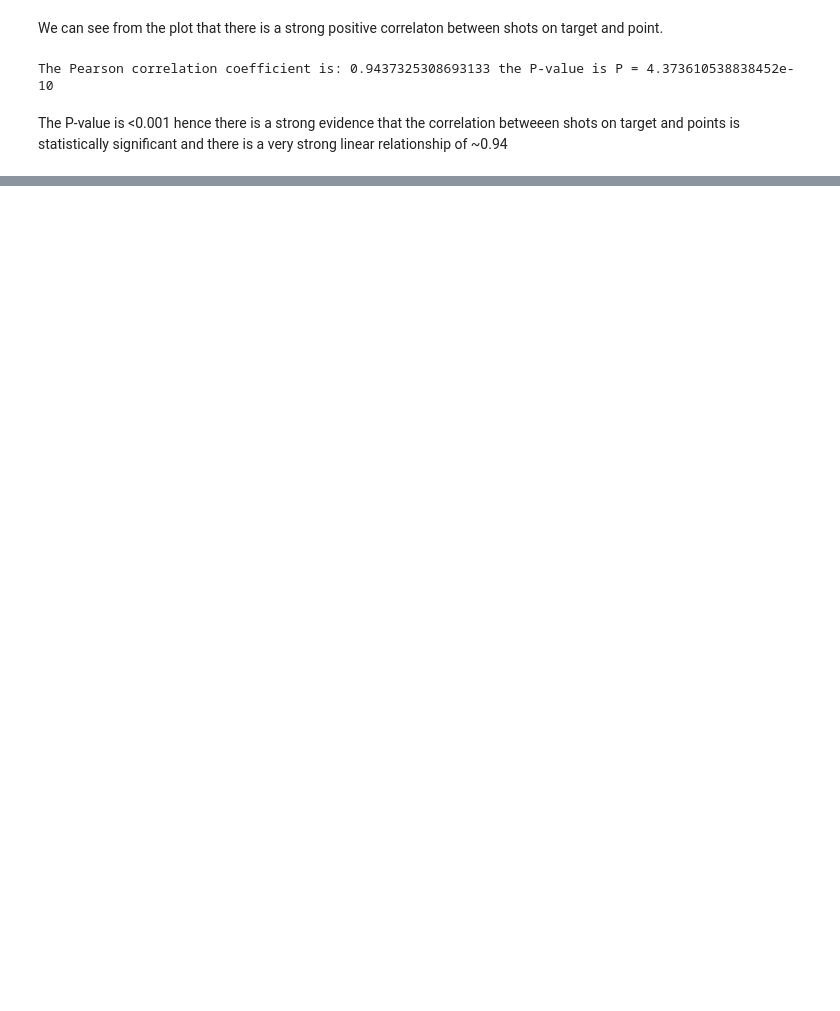
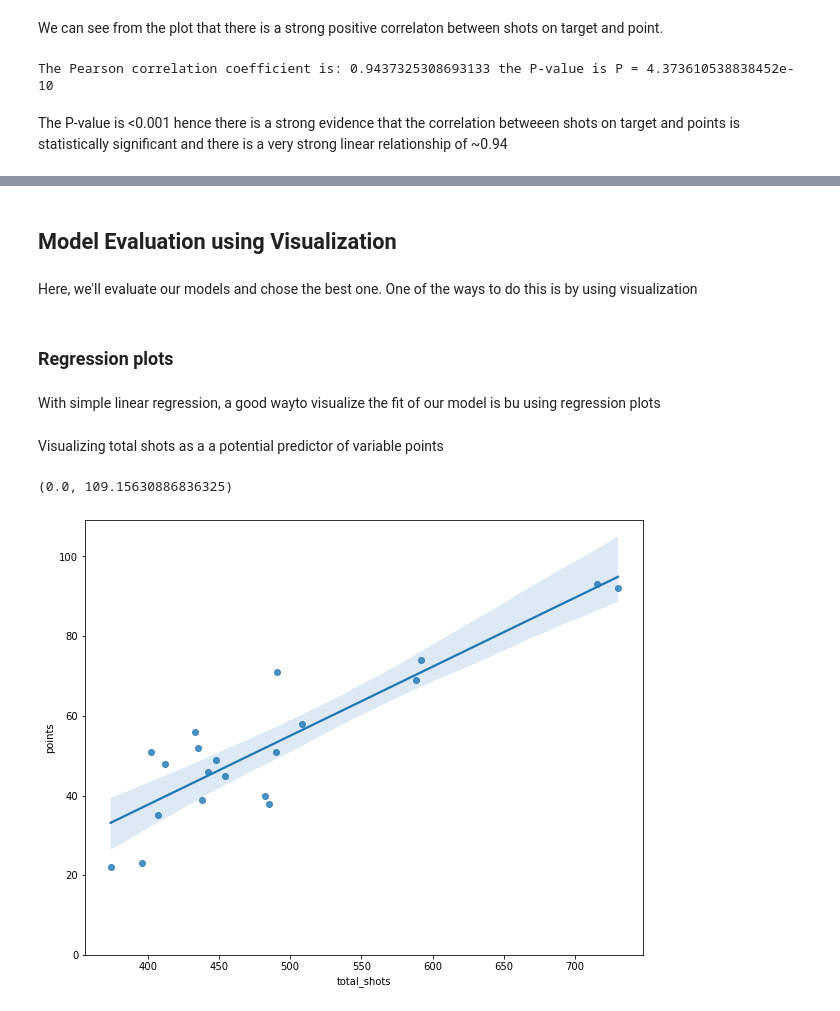
Before and after one commit to warren-bit/Data-analysis-with-python, a Jupyter notebook: Analysis of premier league data/Analysis of premier league data.ipynb, the cells around one changed output, grey strips where cells are left out. Cells and saved outputs as stored; diff of their text form; code cells hidden in the pictures; blank space fills up the shorter version.

```diff
--- a/Analysis of premier league data/Analysis of premier league data.ipynb
+++ b/Analysis of premier league data/Analysis of premier league data.ipynb
@@ -330,0 +526,18 @@ table.head(5)
+# %% [markdown]
+## Model Evaluation using Visualization
+# %% [markdown]
+Here, we'll evaluate our models and chose the best one. One of the ways to do this is by using visualization
+# %% [markdown]
+### Regression plots
+# %% [markdown]
+With simple linear regression, a good wayto visualize the fit of our model is bu using regression plots
+# %% [markdown]
+Visualizing total shots as a a potential predictor of variable points
+# %%
+width, height = 10, 8
+plt.figure(figsize = (width, height))
+sns.regplot(x = "total_shots", y = "points", data = table)
+plt.ylim(0,)
+# %% [output]
+(0.0, 109.15630886836325)
+[figure, added]
```
Also changed, not shown: parts of 44 cells of this notebook.
